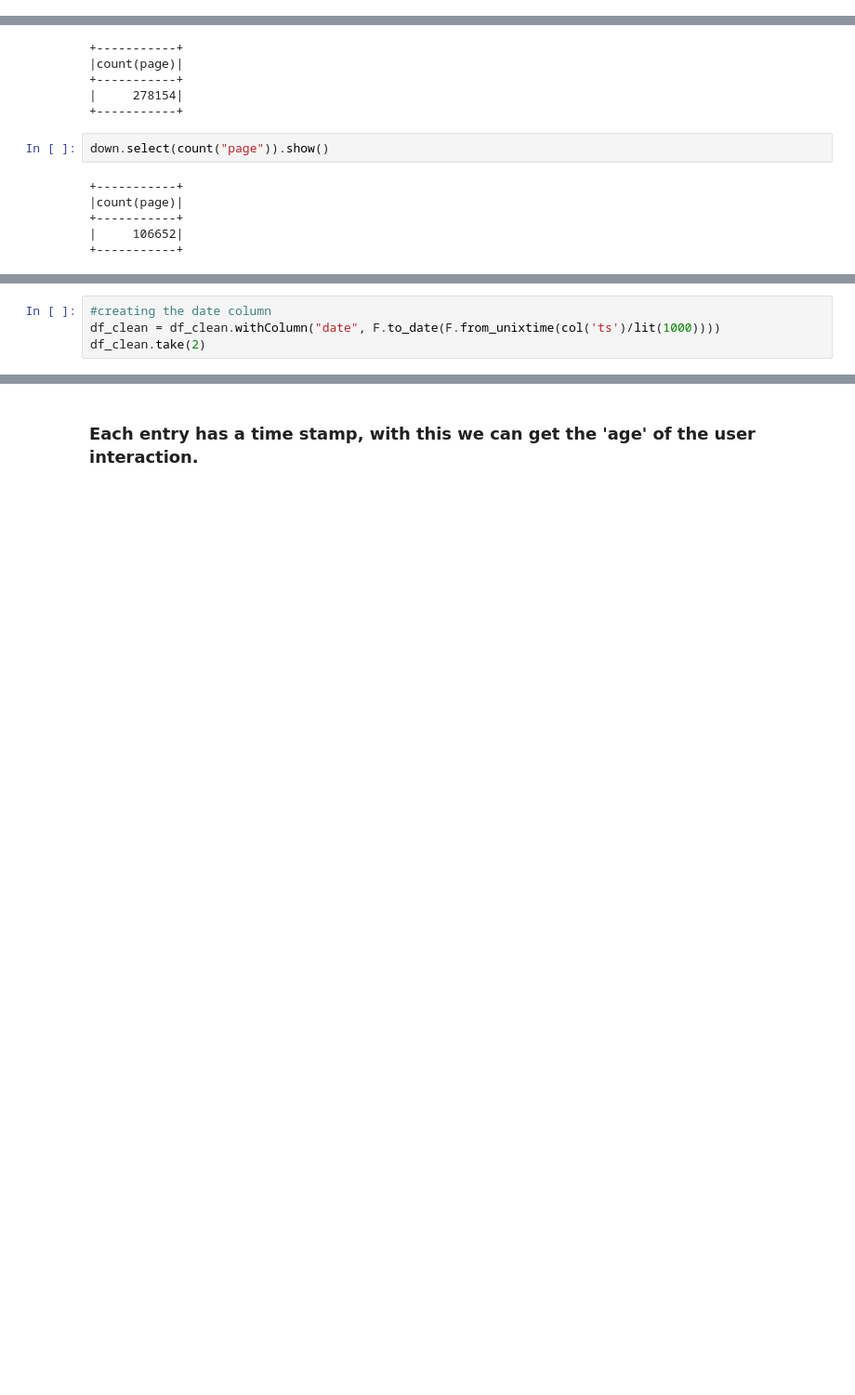
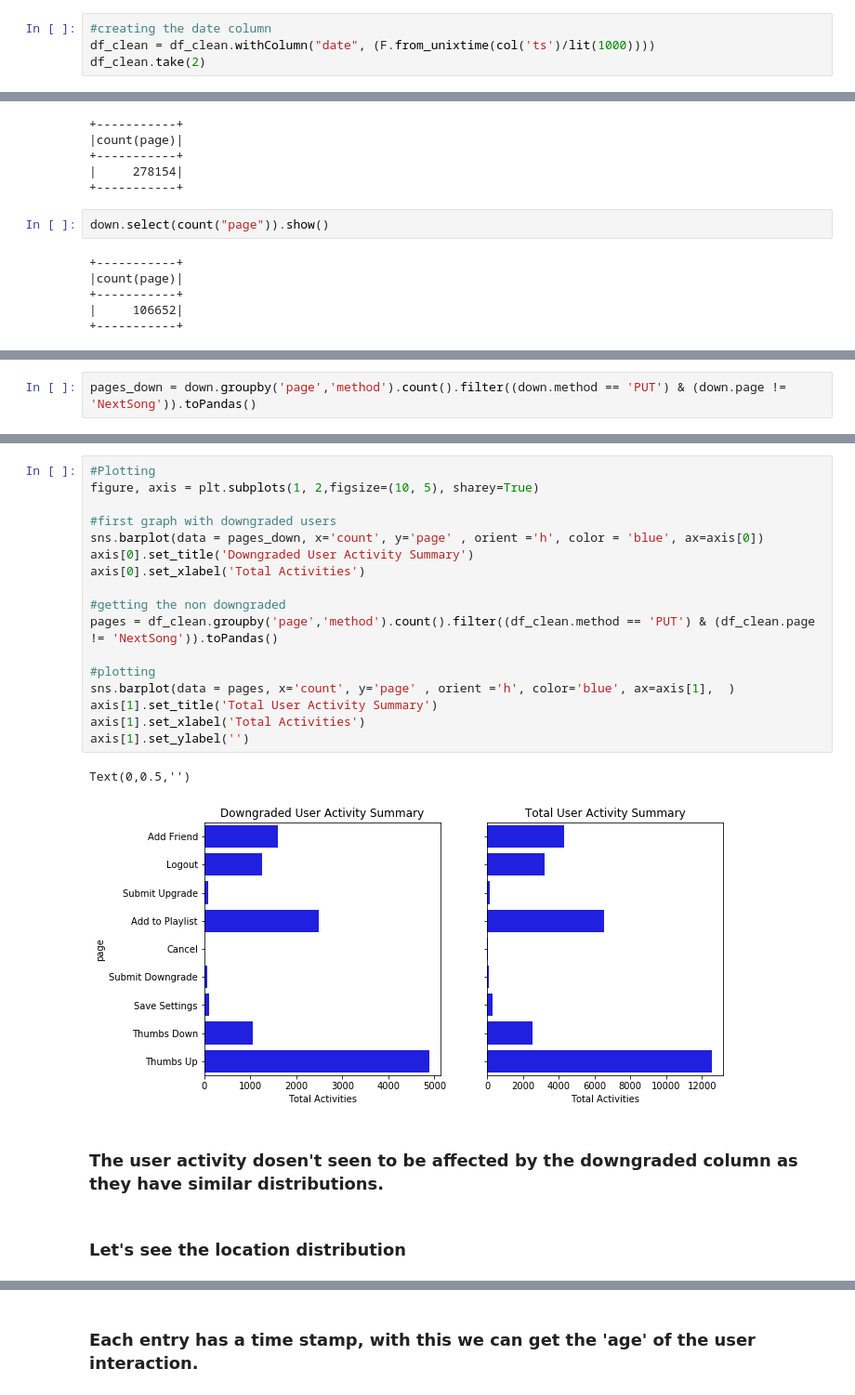
Before and after one commit to leandrominer85/Sparkfy, a Jupyter notebook: Sparkify_small_dataset.ipynb, the cells around one changed output, grey strips where cells are left out. Shown at 93% size. Drawn from its saved outputs; the diff is of its cells as text; blank space fills up the shorter version.

```diff
--- a/Sparkify_small_dataset.ipynb
+++ b/Sparkify_small_dataset.ipynb
@@ -150,0 +152,4 @@ df_clean.groupBy('Downgrade').count().show()
+# %%
+#creating the date column
+df_clean = df_clean.withColumn("date", (F.from_unixtime(col('ts')/lit(1000))))
+df_clean.take(2)
@@ -341,4 +258,0 @@ plt.show()
-# %%
-#creating the date column
-df_clean = df_clean.withColumn("date", F.to_date(F.from_unixtime(col('ts')/lit(1000))))
-df_clean.take(2)
@@ -383,0 +281,2 @@ plt.show()
+# %%
+pages_down = down.groupby('page','method').count().filter((down.method == 'PUT') & (down.page != 'NextSong')).toPandas()
@@ -383,0 +292,24 @@ plt.show()
+# %%
+#Plotting
+figure, axis = plt.subplots(1, 2,figsize=(10, 5), sharey=True)
+
+#first graph with downgraded users
+sns.barplot(data = pages_down, x='count', y='page' , orient ='h', color = 'blue', ax=axis[0])
+axis[0].set_title('Downgraded User Activity Summary')
+axis[0].set_xlabel('Total Activities')
+
+#getting the non downgraded
+pages = df_clean.groupby('page','method').count().filter((df_clean.method == 'PUT') & (df_clean.page != 'NextSong')).toPandas()
+
+#plotting
+sns.barplot(data = pages, x='count', y='page' , orient ='h', color='blue', ax=axis[1],  )
+axis[1].set_title('Total User Activity Summary')
+axis[1].set_xlabel('Total Activities')
+axis[1].set_ylabel('')
+# %% [output]
+Text(0,0.5,'')
+[figure, added]
+# %% [markdown]
+### The user activity dosen't seen to be affected by the downgraded column as they have similar distributions.
+# %% [markdown]
+### Let's see the location distribution
```
Also changed, not shown: parts of 55 cells of this notebook.
